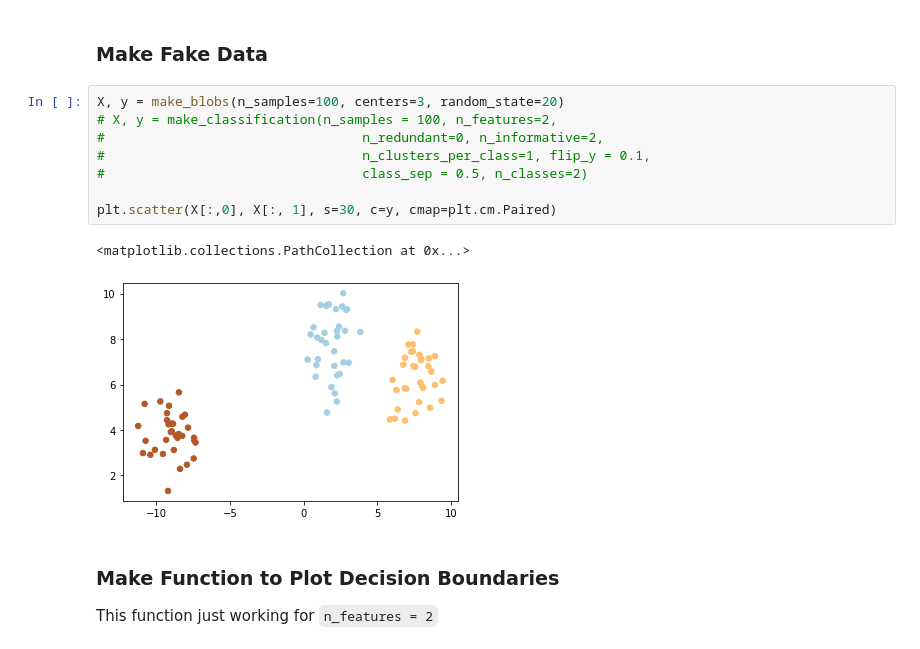
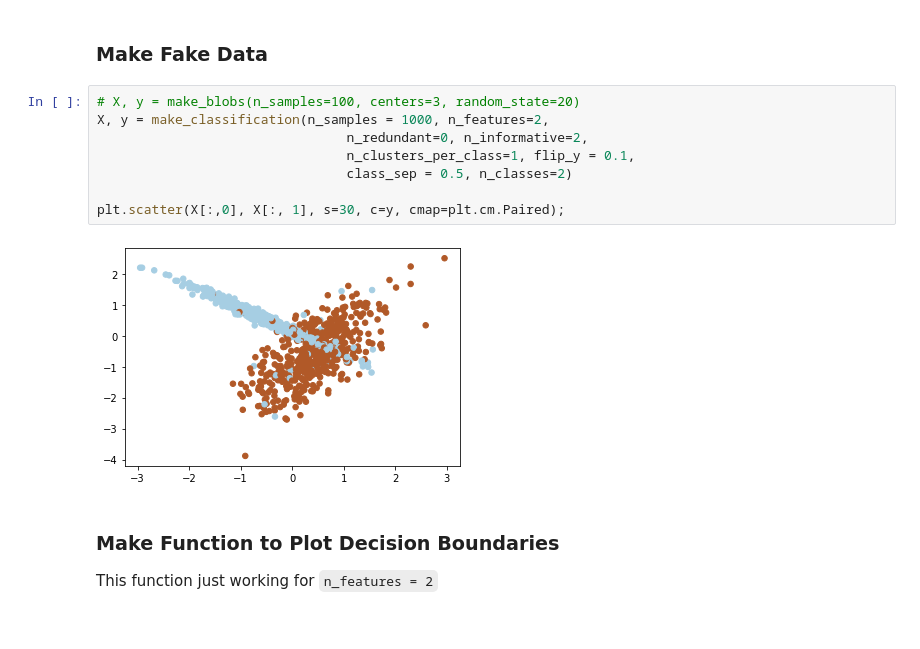
Before and after one commit to modul60stis/dmkm, a Jupyter notebook: python/svm/Support_Vector_Machine.ipynb, the cells around one changed output. Saved outputs shown, nothing was run; the diff lists cells and outputs as text.

```diff
--- a/python/svm/Support_Vector_Machine.ipynb
+++ b/python/svm/Support_Vector_Machine.ipynb
@@ -16,16 +17,15 @@ from sklearn.model_selection import train_test_split
 # %% [markdown]
 ### Make Fake Data
 # %%
-X, y = make_blobs(n_samples=100, centers=3, random_state=20)
-# X, y = make_classification(n_samples = 100, n_features=2,
-#                                 n_redundant=0, n_informative=2,
-#                                 n_clusters_per_class=1, flip_y = 0.1,
-#                                 class_sep = 0.5, n_classes=2)
+# X, y = make_blobs(n_samples=100, centers=3, random_state=20)
+X, y = make_classification(n_samples = 1000, n_features=2,
+                                n_redundant=0, n_informative=2,
+                                n_clusters_per_class=1, flip_y = 0.1,
+                                class_sep = 0.5, n_classes=2)
 
-plt.scatter(X[:,0], X[:, 1], s=30, c=y, cmap=plt.cm.Paired)
+plt.scatter(X[:,0], X[:, 1], s=30, c=y, cmap=plt.cm.Paired);
 # %% [output]
-<matplotlib.collections.PathCollection at 0x...>
-[figure, old version]
+[figure, new version]
 # %% [markdown]
 ### Make Function to Plot Decision Boundaries
 This function just working for `n_features = 2`
```
Also changed, not shown: parts of 17 cells of this notebook, 6 other files.
